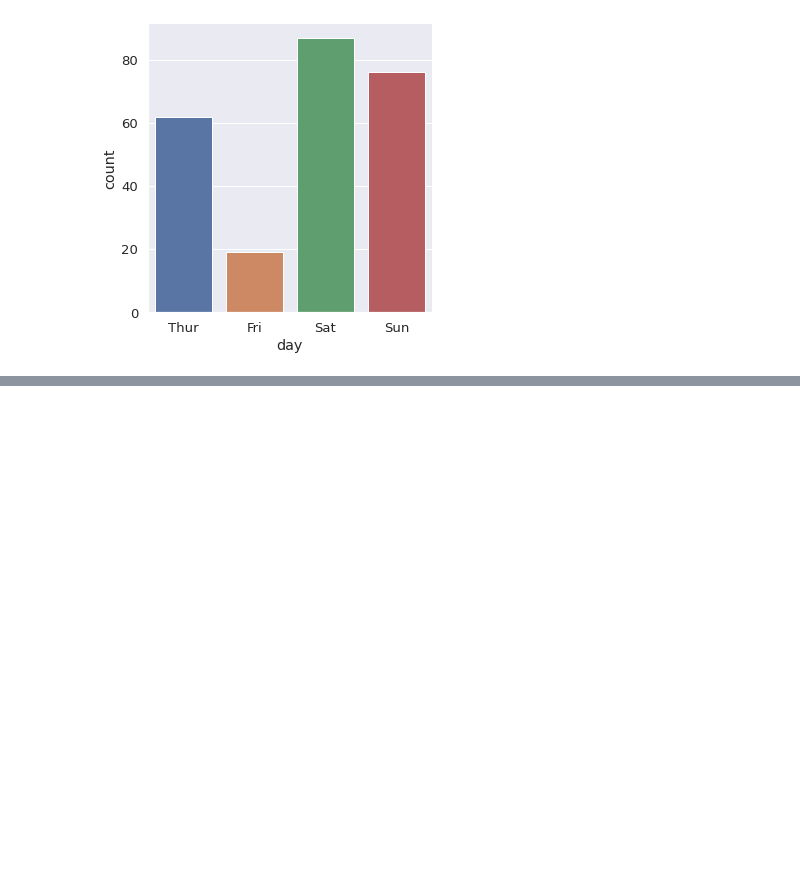
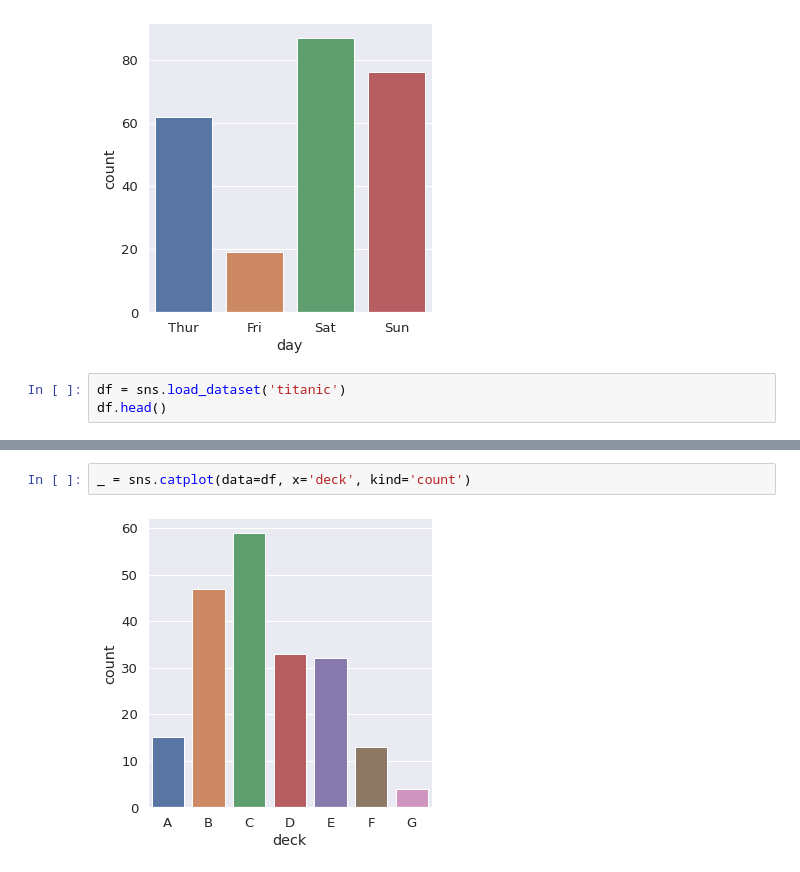
Before and after one commit to czyz-patryk/dataScience, a Jupyter notebook: seaborn_intro.ipynb, the cells around one changed output, grey strips where cells are left out. Saved outputs shown, nothing was run; the diff lists cells and outputs as text; blank space fills up the shorter version.

```diff
--- a/seaborn_intro.ipynb
+++ b/seaborn_intro.ipynb
@@ -102,3 +102,6 @@ _ = sns.catplot(data=df, x='day', y='total_bill', kind='bar')
 _ = sns.catplot(data=df, x='day', kind='count')
 # %% [output]
 [figure]
+# %%
+df = sns.load_dataset('titanic')
+df.head()
@@ -104,0 +115,4 @@ _ = sns.catplot(data=df, x='day', kind='count')
+# %%
+_ = sns.catplot(data=df, x='deck', kind='count')
+# %% [output]
+[figure, added]
```
Also changed, not shown: parts of 7 cells of this notebook.
